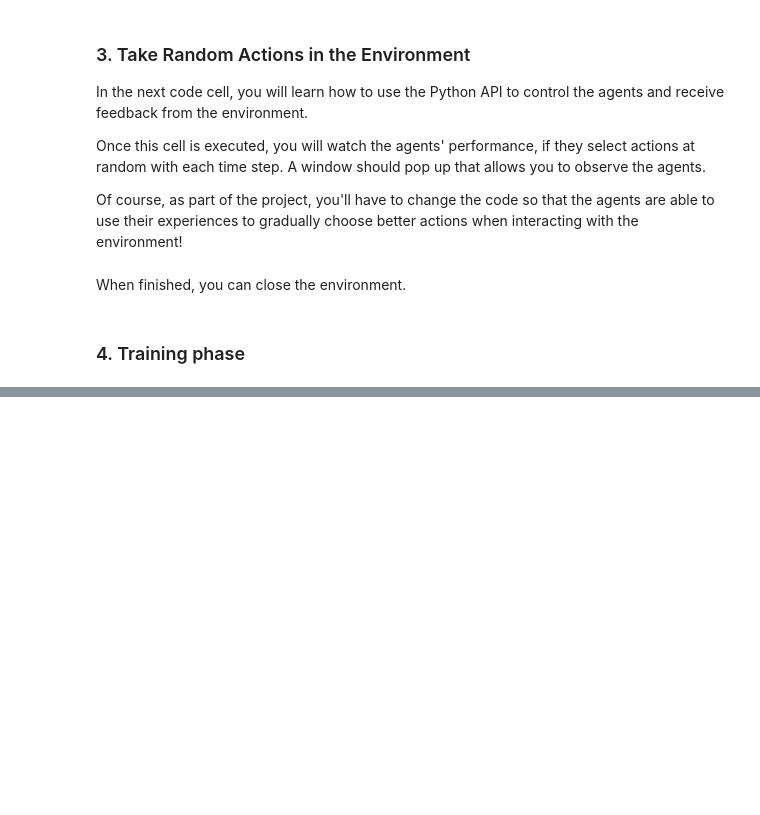
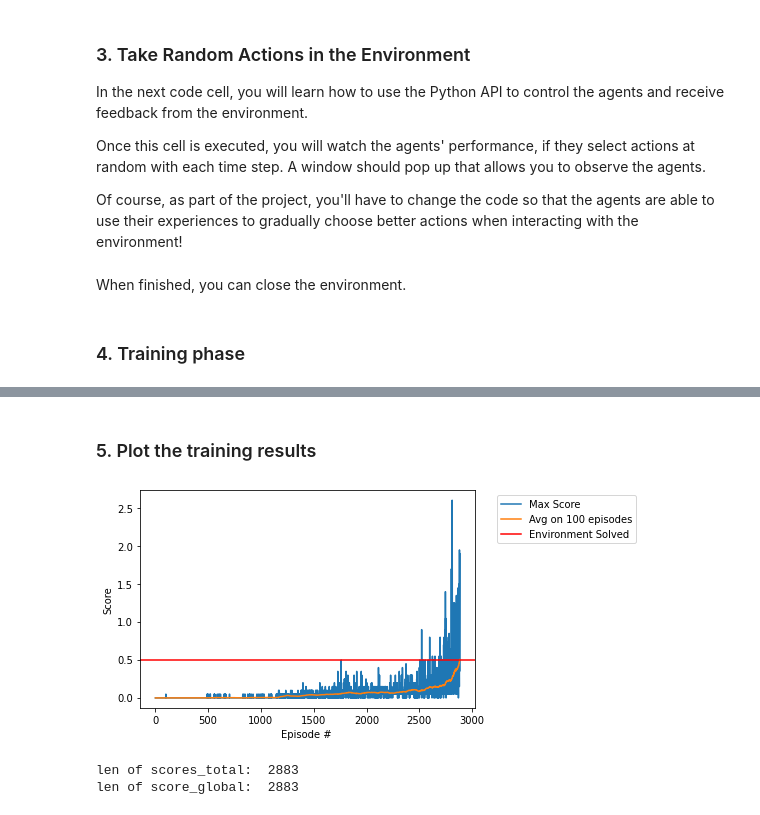
Before and after one commit to Victor-Martinez-Pozos/DRL-ND-Project_3, a Jupyter notebook: Tennis.ipynb, the cells around one changed output, grey strips where cells are left out. Cells and saved outputs as stored; diff of their text form; code cells hidden in the pictures; blank space fills up the shorter version.

Commit message:
Feat: complete training phase of the agent

```diff
--- a/Tennis.ipynb
+++ b/Tennis.ipynb
@@ -99,7 +100,7 @@ Once this cell is executed, you will watch the agents' performance, if they sele
 
 Of course, as part of the project, you'll have to change the code so that the agents are able to use their experiences to gradually choose better actions when interacting with the environment!
 # %%
-for i in range(6, 6):                                      # play game for 5 episodes
+for i in range(1, 6):                                      # play game for 5 episodes
     env_info = env.reset(train_mode=False)[brain_name]     # reset the environment
     states = env_info.vector_observations                  # get the current state (for each agent)
     scores = np.zeros(num_agents)                          # initialize the score (for each agent)
@@ -229,2 +210,29 @@ Episode: 1000, Score: -0.0050,  Average Score: 0.0100, Time: 00:02:39
+# %% [markdown]
+### 5. Plot the  training results
+# %%
+import matplotlib.pyplot as plt
+import numpy as np
+%matplotlib inline
+
+fig = plt.figure()
+ax = fig.add_subplot(111)
+
+plt.plot(np.arange(1, len(scores_total) + 1), scores_total, label="Max Score")
+plt.plot(np.arange(1, len(scores_global) + 1),
+    scores_global, label="Avg on 100 episodes")
+# This line indicates the score at which the environment is considered solved
+plt.axhline(y=0.5, color="r",  label="Environment Solved")
+
+plt.legend(bbox_to_anchor=(1.05, 1))
+plt.ylabel("Score")
+plt.xlabel("Episode # ")
+plt.show()
+
+print('len of scores_total: ', len(scores_total), '\nlen of score_global: ',\
+    len(scores_global))
+# %% [output]
+[figure, added]
+len of scores_total:  2883
+len of score_global:  2883
 # %%
 env.close()
```
Also changed, not shown: parts of 2 cells of this notebook.
